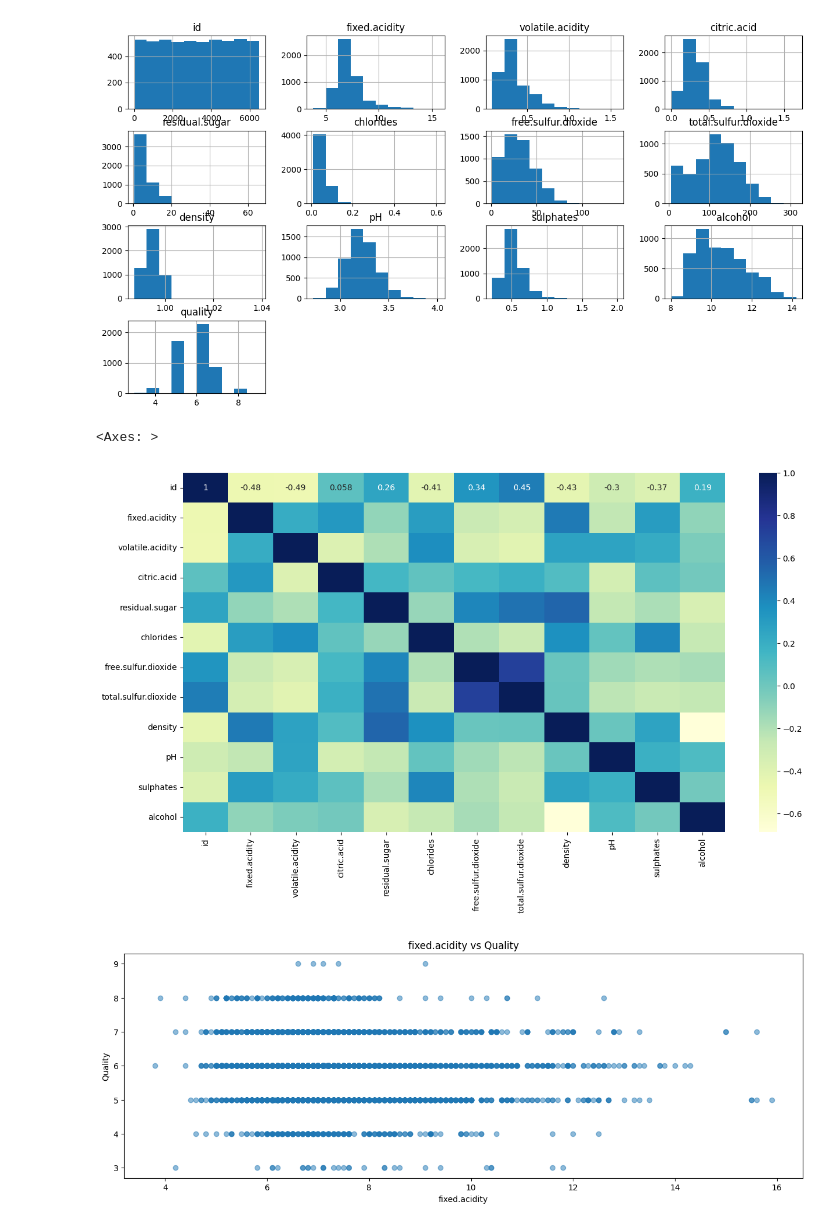
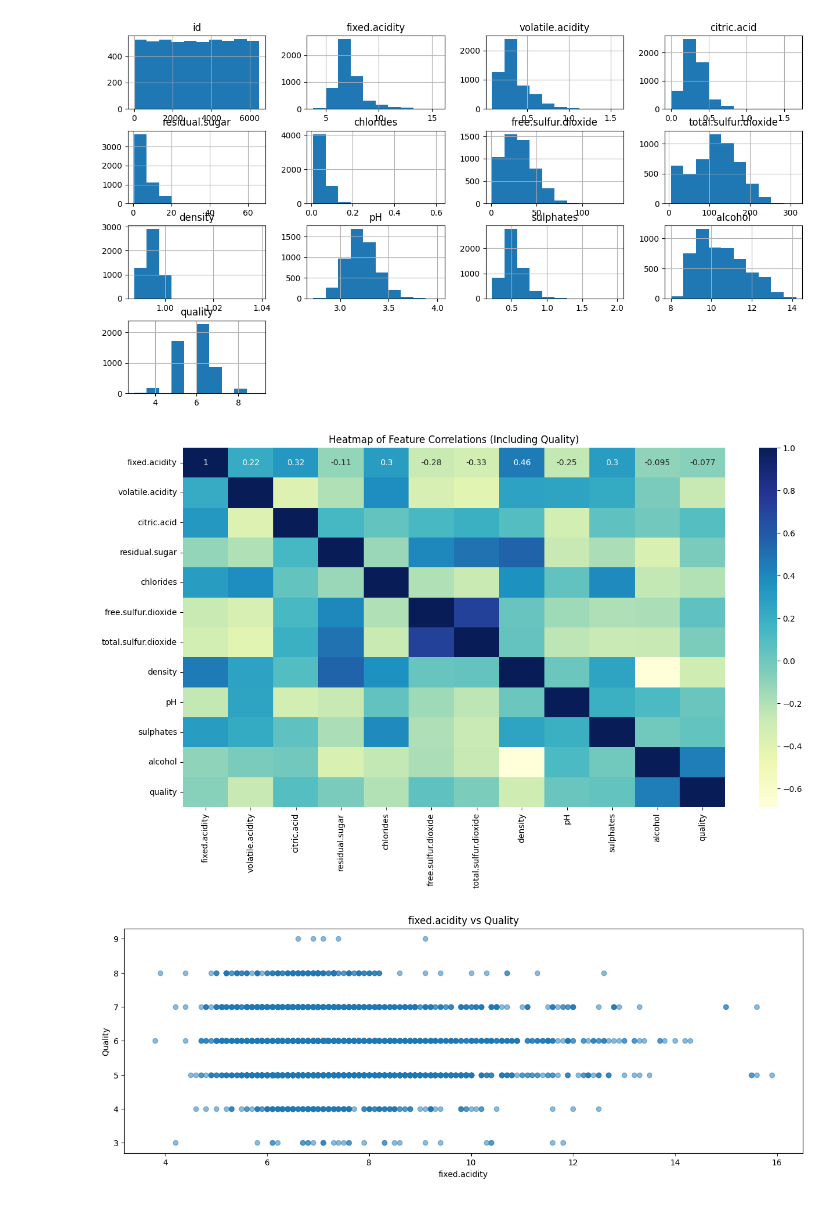
Before and after one commit to jksh16/15600776-SK-s1, a Jupyter notebook: cw1_final.ipynb, the cells around one changed output. Cells and saved outputs as stored; diff of their text form; code cells hidden in the pictures.

```diff
--- a/cw1_final.ipynb
+++ b/cw1_final.ipynb
@@ -102,13 +102,16 @@ array([[<Axes: title={'center': 'id'}>,
         <Axes: >]], dtype=object)
 [figure]
 # %%
-import seaborn as sns
+# Import necessary library for data manipulation
+import pandas as pd
+
 
 plt.figure(figsize=(15, 8))
-sns.heatmap(X_train.corr(), annot=True, cmap='YlGnBu')
+sns.heatmap(data.drop(columns=['id']).corr(), annot=True, cmap='YlGnBu')
+plt.title('Heatmap of Feature Correlations (Including Quality)')
+plt.show()
 # %% [output]
-<Axes: >
-[figure, old version]
+[figure, new version]
 # %%
 import matplotlib.pyplot as plt
 
```
Also changed, not shown: parts of 14 cells of this notebook.
